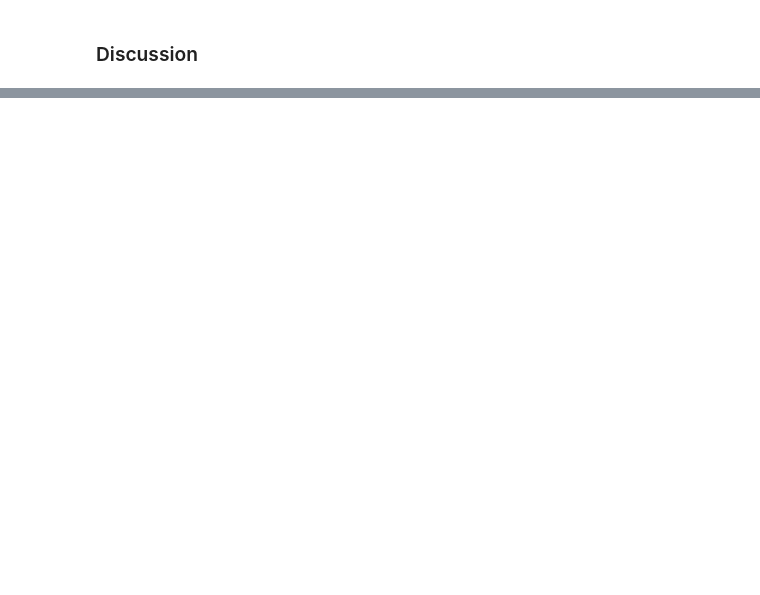
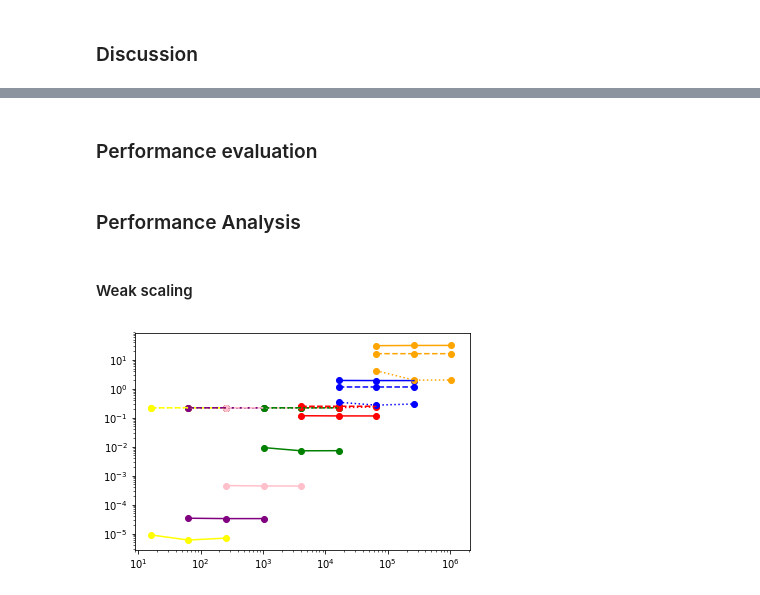
Before and after one commit to Hugo91160/CUDA, a Jupyter notebook: openmp_tp.ipynb, the cells around one changed output, grey strips where cells are left out. Cells and saved outputs as stored; diff of their text form; code cells hidden in the pictures; blank space fills up the shorter version.

```diff
--- a/openmp_tp.ipynb
+++ b/openmp_tp.ipynb
@@ -80,0 +212,2 @@ plt.show()
+# %% [markdown]
+### Performance evaluation
@@ -80,0 +248,47 @@ plt.show()
+# %% [markdown]
+### Performance Analysis
+# %% [markdown]
+#### Weak scaling
+# %%
+import matplotlib.pyplot as plt
+import numpy as np
+from numpy import genfromtxt
+
+import pandas as pd
+
+import warnings
+warnings.filterwarnings('ignore')
+
+df = pd.read_csv('vector_stats.csv',header=None,names=['version','num_blocks','num_threads','size','runtime'],dtype={
+                     'version': str,
+                     'num_blocks': int,
+                     'num_threads': int,
+                     'size' : int,
+                     'runtime' : float
+                 })
+
+df['total_threads'] = df['num_blocks'] * df['num_threads']
+
+sizes = df['size'].unique()
+colors = {"blue", "red", "green", "yellow", "purple", "orange", "pink", "brown"}
+color_size = {}
+for size in sizes:
+    color_size[size] = colors.pop()
+
+linestyle_version = {"sequential" : "solid", "1_block_per_line" : "dashed", "atomics" : "dotted"}
+
+for size in color_size:
+    for version in linestyle_version:
+
+        df_plot = df[(df['size'] == size) & (df['version'] == version)]
+        mean_stats = df_plot.groupby(['size','version','total_threads']).mean().reset_index()
+
+        plt.plot(mean_stats['total_threads'], mean_stats['runtime'],linestyle=linestyle_version[version],color=color_size[size], label=version+" - "+str(size))
+        plt.yscale('log')
+        plt.xscale('log')
+        plt.scatter(df_plot['total_threads'], df_plot['runtime'],color=color_size[size])
+
+#plt.legend()
+plt.show()
+# %% [output]
+[figure, added]
```
Also changed, not shown: parts of 11 cells of this notebook, 7 other files.
